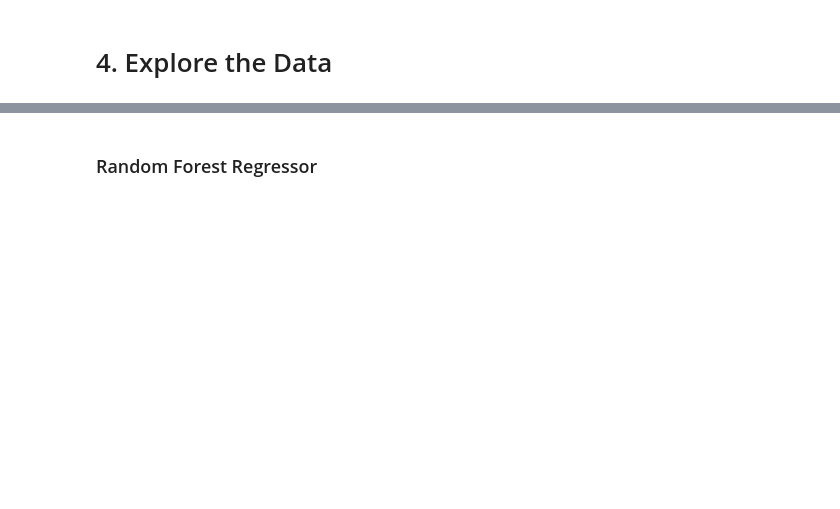
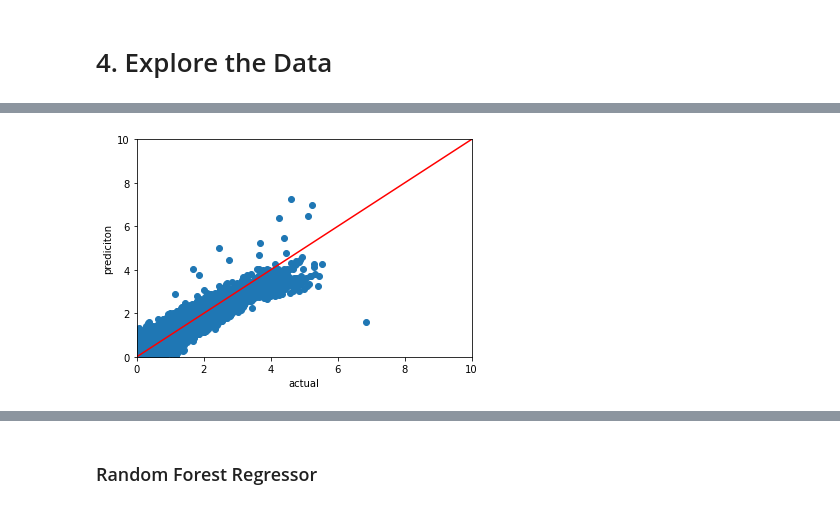
Before and after one commit to emilybocim/springboard, a Jupyter notebook: Capstone Two/Asteroid_Modeling_Tests.ipynb, the cells around one changed output, grey strips where cells are left out. Saved outputs shown, nothing was run; the diff lists cells and outputs as text; code cells hidden in the pictures; blank space fills up the shorter version.

```diff
--- a/Capstone Two/Asteroid_Modeling_Tests.ipynb
+++ b/Capstone Two/Asteroid_Modeling_Tests.ipynb
@@ -133,6 +62,0 @@ plt.show()
-# %%
-#Split data into features and target.
-y2 = df['diameter']
-X2 = df.drop(columns = ['diameter', 'class','n_obs_used'])
-
-X2 = sm.add_constant(X2)
@@ -304,0 +67,26 @@ plt.show()
+# %%
+#Split data into features and target.
+y = df['log']
+X = df.drop(columns = ['diameter','log','class'])
+X = sm.add_constant(X)
+
+#Create training and test data.
+X_train, X_test, y_train, y_test = train_test_split(
+    X, y, test_size=0.2, random_state=42)
+
+#Standarize the features
+scaler = preprocessing.StandardScaler().fit(X_train)
+X_train_scaled = scaler.transform(X_train)
+X_test_scaled = scaler.transform(X_test)
+
+#Create the model.
+rm = sm.OLS(y_train, X_train)
+
+#Train the model.
+rm_fit = rm.fit()
+
+#Predictions
+rm_pred = rm_fit.predict(X_test)
+
+#Evaluate the model.
+rm_fit.summary()
@@ -304,0 +126,11 @@ plt.show()
+# %%
+#Plot the predictions against the actual values.
+plt.scatter(y_test, rm_pred)
+plt.plot([0,10],[0,10],c = 'red')
+plt.xlabel('actual')
+plt.ylabel('prediciton')
+plt.xlim(0, 10)
+plt.ylim(0, 10)
+plt.show()
+# %% [output]
+[figure, added]
```
Also changed, not shown: parts of 67 cells of this notebook.
